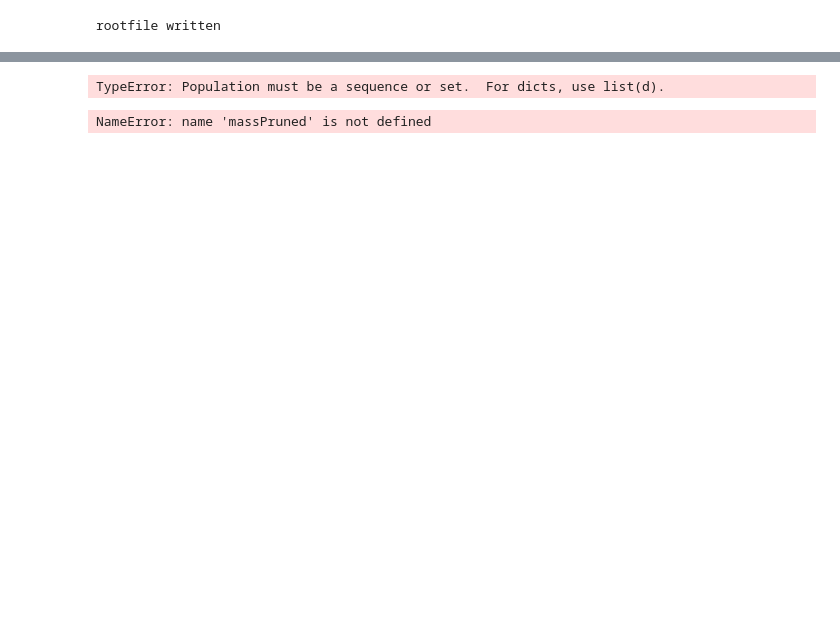
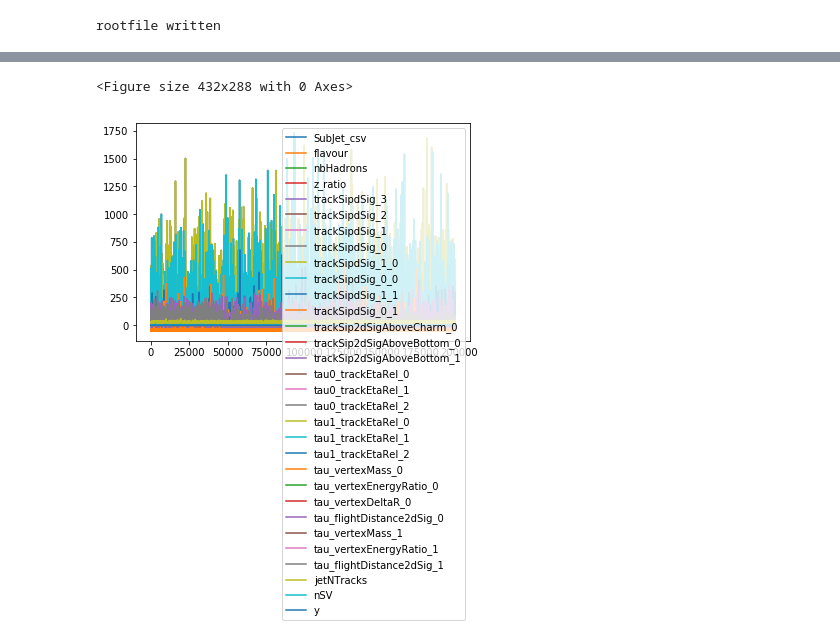
Before and after one commit to ramankhurana/MonoH, a Jupyter notebook: MonoHbb/DoubleBTagger/CA15DoubleBJetTagger.ipynb, the cells around one changed output, grey strips where cells are left out. Cells and saved outputs as stored; diff of their text form; code cells hidden in the pictures; blank space fills up the shorter version.

```diff
--- a/MonoHbb/DoubleBTagger/CA15DoubleBJetTagger.ipynb
+++ b/MonoHbb/DoubleBTagger/CA15DoubleBJetTagger.ipynb
@@ -30,7 +30,9 @@ print ("importing branches now")
 ## List the branches names.
 
 #branch_names = ['PtL1', 'PtL2', 'PtL3', 'PtL4', 'PtJ1', 'PtJ2', 'MJ1', 'MJ2', 'nJet', 'nLep', 'MZ1', 'MZ2', 'PtZ1', 'PtZ2', 'MZZ', 'PtZZ', 'dPhiJJ', 'MJJ', 'EtaJ1xJ2', 'YZ1Star', 'YZ2Star', 'PtZZJJOHtZZJJ', 'Z1Cen', 'Z2Cen']
-branch_names = ['massPruned','flavour','nbHadrons','ptPruned','etaPruned','SubJet_csv','z_ratio','trackSipdSig_3','trackSipdSig_2','trackSipdSig_1','trackSipdSig_0','trackSipdSig_1_0','trackSipdSig_0_0','trackSipdSig_1_1','trackSipdSig_0_1','trackSip2dSigAboveCharm_0','trackSip2dSigAboveBottom_0','trackSip2dSigAboveBottom_1','tau0_trackEtaRel_0','tau0_trackEtaRel_1','tau0_trackEtaRel_2','tau1_trackEtaRel_0','tau1_trackEtaRel_1','tau1_trackEtaRel_2','tau_vertexMass_0','tau_vertexEnergyRatio_0','tau_vertexDeltaR_0','tau_flightDistance2dSig_0','tau_vertexMass_1','tau_vertexEnergyRatio_1','tau_flightDistance2dSig_1','jetNTracks','nSV']
+#branch_names = ['massPruned','flavour','nbHadrons','ptPruned','etaPruned','SubJet_csv','z_ratio','trackSipdSig_3','trackSipdSig_2','trackSipdSig_1','trackSipdSig_0','trackSipdSig_1_0','trackSipdSig_0_0','trackSipdSig_1_1','trackSipdSig_0_1','trackSip2dSigAboveCharm_0','trackSip2dSigAboveBottom_0','trackSip2dSigAboveBottom_1','tau0_trackEtaRel_0','tau0_trackEtaRel_1','tau0_trackEtaRel_2','tau1_trackEtaRel_0','tau1_trackEtaRel_1','tau1_trackEtaRel_2','tau_vertexMass_0','tau_vertexEnergyRatio_0','tau_vertexDeltaR_0','tau_flightDistance2dSig_0','tau_vertexMass_1','tau_vertexEnergyRatio_1','tau_flightDistance2dSig_1','jetNTracks','nSV']
+branch_names = ['SubJet_csv','flavour','nbHadrons','z_ratio','trackSipdSig_3','trackSipdSig_2','trackSipdSig_1','trackSipdSig_0','trackSipdSig_1_0','trackSipdSig_0_0','trackSipdSig_1_1','trackSipdSig_0_1','trackSip2dSigAboveCharm_0','trackSip2dSigAboveBottom_0','trackSip2dSigAboveBottom_1','tau0_trackEtaRel_0','tau0_trackEtaRel_1','tau0_trackEtaRel_2','tau1_trackEtaRel_0','tau1_trackEtaRel_1','tau1_trackEtaRel_2','tau_vertexMass_0','tau_vertexEnergyRatio_0','tau_vertexDeltaR_0','tau_flightDistance2dSig_0','tau_vertexMass_1','tau_vertexEnergyRatio_1','tau_flightDistance2dSig_1','jetNTracks','nSV']
+#branch_names=['SubJet_csv','z_ratio','trackSipdSig_3','trackSipdSig_2','trackSipdSig_1']
 """lepton pT, lepton eta, lepton phi,
 missing energy magnitude, missing energy phi,
 jet 1 pt, jet 1 eta, jet 1 phi, jet 1 b-tag,
@@ -58,7 +60,7 @@ branch_names = list(b.replace("-", "_") for b in branch_names)
 signal = root2array("signal_ZpBaryonic_MZp-1000_MChi-1_train.root",
                     "outTree",
                     branch_names,
-                    selection='(ptPruned > 170.0) & ( massPruned < 400) & ( massPruned > 70) & nEle==0'
+                    selection='ptPruned > 170.0 & ptPruned < 1000.0 & massPruned > 50 & massPruned < 200 & SubJet_csv > 0'
                    )
 
 # print ("signal")
@@ -68,7 +70,7 @@ signal = rec2array(signal)
 backgr = root2array("bkg_QCD500-700_train.root",
                     "outTree",
                     branch_names,
-                    selection='(ptPruned > 170.0) & ( massPruned < 400) & ( massPruned > 70)& nEle==0'
+                    selection='ptPruned > 170.0 & ptPruned < 1000.0 & massPruned > 50 & massPruned < 200 & SubJet_csv > 0'
                    )
 backgr = rec2array(backgr)
 
@@ -80,21 +82,22 @@ backgr = rec2array(backgr)
 
 # print ('number of branches ='), len(branch_names)
 # print ( len(branch_names))
-# print (signal.shape)
 # print (backgr.shape)
 ## Join signal and background and everything is not contained in single entity.
 X = np.concatenate((signal, backgr))
-
-print ("printing X shape"),(X.shape)
+# print ("printing X shape")
+# print (X.shape)
 # print (X)
 ## add one more column, 1 is for signal and 0 is for background.
 y = np.concatenate((np.ones(signal.shape[0]),
-                    np.zeros(backgr.shape[0])))
-# print (y[0])
+                      np.zeros(backgr.shape[0])))
+# y = np.concatenate((np.ones(45479),) )
+
+# print (y[0]
 # print (signal.shape[0])
 # print (np.ones(signal.shape[0]))
 # print ((backgr.shape))
 # print ("printing Y shape"),(y.shape)
-# print (y.shape)
+print (y.shape)
 # %% [output]
 importing branches now
@@ -347,12 +386,15 @@ def signal_background(data1, data2, column=None, grid=True,
+# %%
+plt.figure(); df.plot();
+# %% [output]
+<Figure size 432x288 with 0 Axes>
+[figure, added]
 # %%
 import matplotlib.pyplot as plt
 def make2dplot():
-    df.loc[random.sample(df.index, 1000)].plot(kind='scatter',  x='lepton_pT', y='jet_3_pt',    c='y', cmap='autumn')
+    df.loc[random.sample(df.index, 1000)].plot(kind='scatter',  x='SubJet_csv', y='z_ratio',    c='y', cmap='autumn')
     plt.show()
     bg = df.y < 0.5
     sig = df.y > 0.5
-# %% [output]
-TypeError: Population must be a sequence or set.  For dicts, use list(d).
 # %%
 def printCorrelation():
     #this works but takes some time
@@ -361,7 +403,3 @@ def printCorrelation():
     print (type(df[bg].corr()))
     print (' ---------------------')
     print (df[sig].corr())
-# %%
-signal_background(massPruned, massPruned )
-# %% [output]
-NameError: name 'massPruned' is not defined
```
Also changed, not shown: parts of 10 cells of this notebook, 3 other files.
